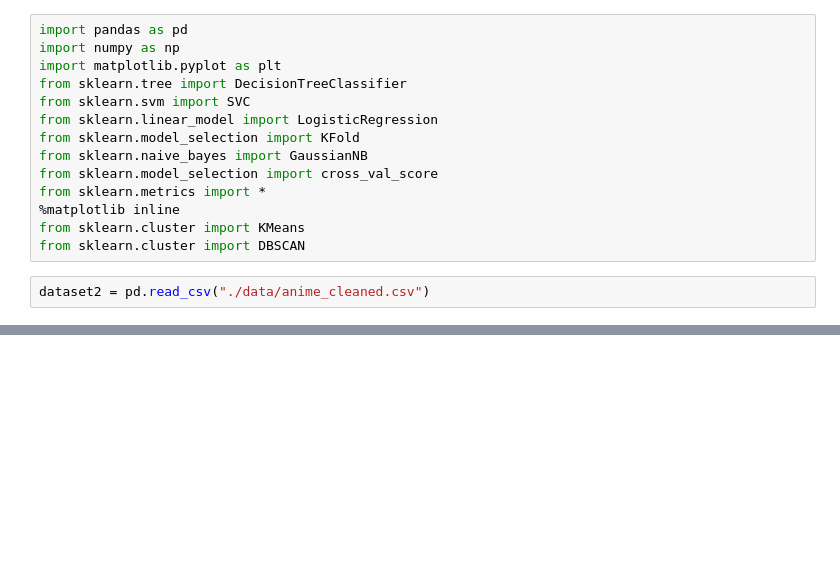
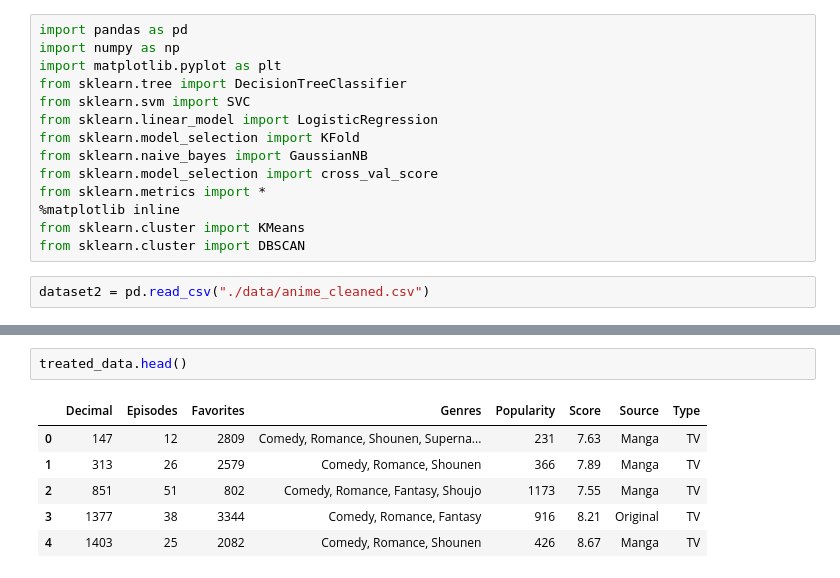
Before and after one commit to DouglasAR01/IA_Regresor_shows_animados, a Jupyter notebook: Tratamiento de datos.ipynb, the cells around one changed output, grey strips where cells are left out. Cells and saved outputs as stored; diff of their text form; blank space fills up the shorter version.

```diff
--- a/Tratamiento de datos.ipynb
+++ b/Tratamiento de datos.ipynb
@@ -183,0 +172,9 @@ print treated_data
+# %%
+treated_data.head()
+# %% [output]
+|  | Decimal | Episodes | Favorites | Genres | Popularity | Score | Source | Type |
+| 0 | 147 | 12 | 2809 | Comedy, Romance, Shounen, Superna... | 231 | 7.63 | Manga | TV |
+| 1 | 313 | 26 | 2579 | Comedy, Romance, Shounen | 366 | 7.89 | Manga | TV |
+| 2 | 851 | 51 | 802 | Comedy, Romance, Fantasy, Shoujo | 1173 | 7.55 | Manga | TV |
+| 3 | 1377 | 38 | 3344 | Comedy, Romance, Fantasy | 916 | 8.21 | Original | TV |
+| 4 | 1403 | 25 | 2082 | Comedy, Romance, Shounen | 426 | 8.67 | Manga | TV |
```
Also changed, not shown: parts of 6 cells of this notebook, 1 other file.
